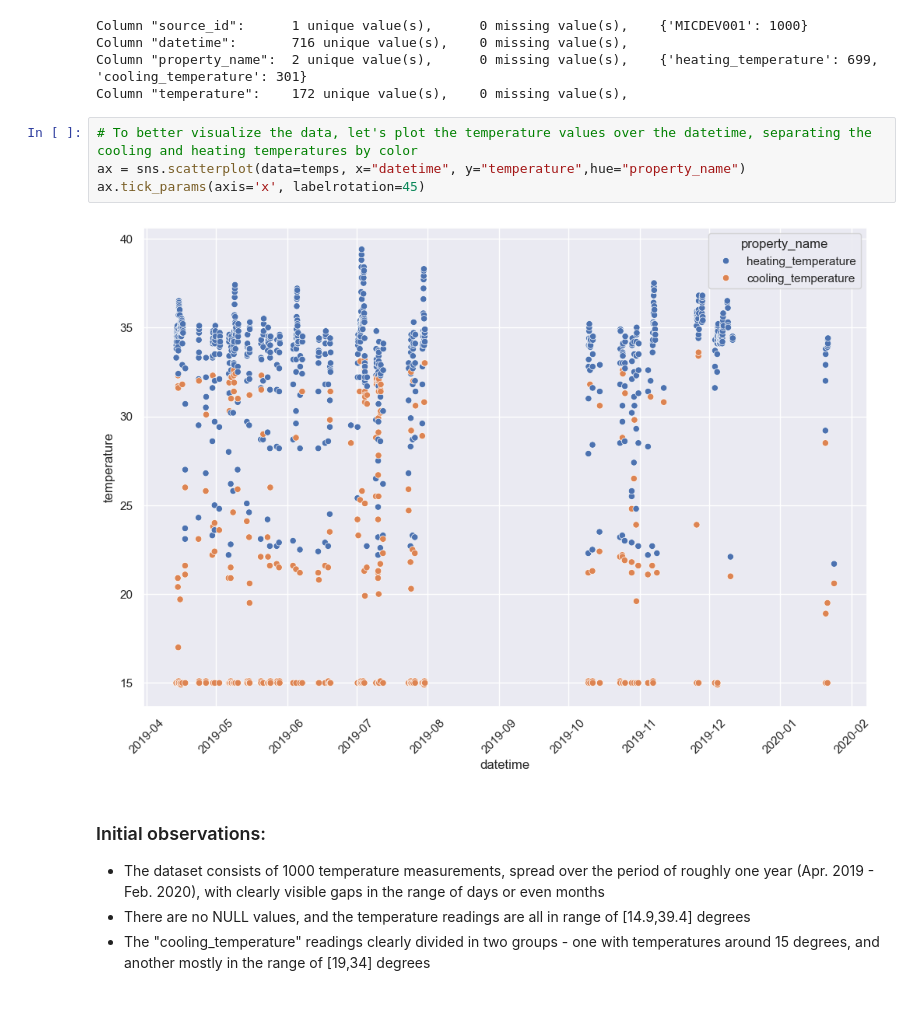
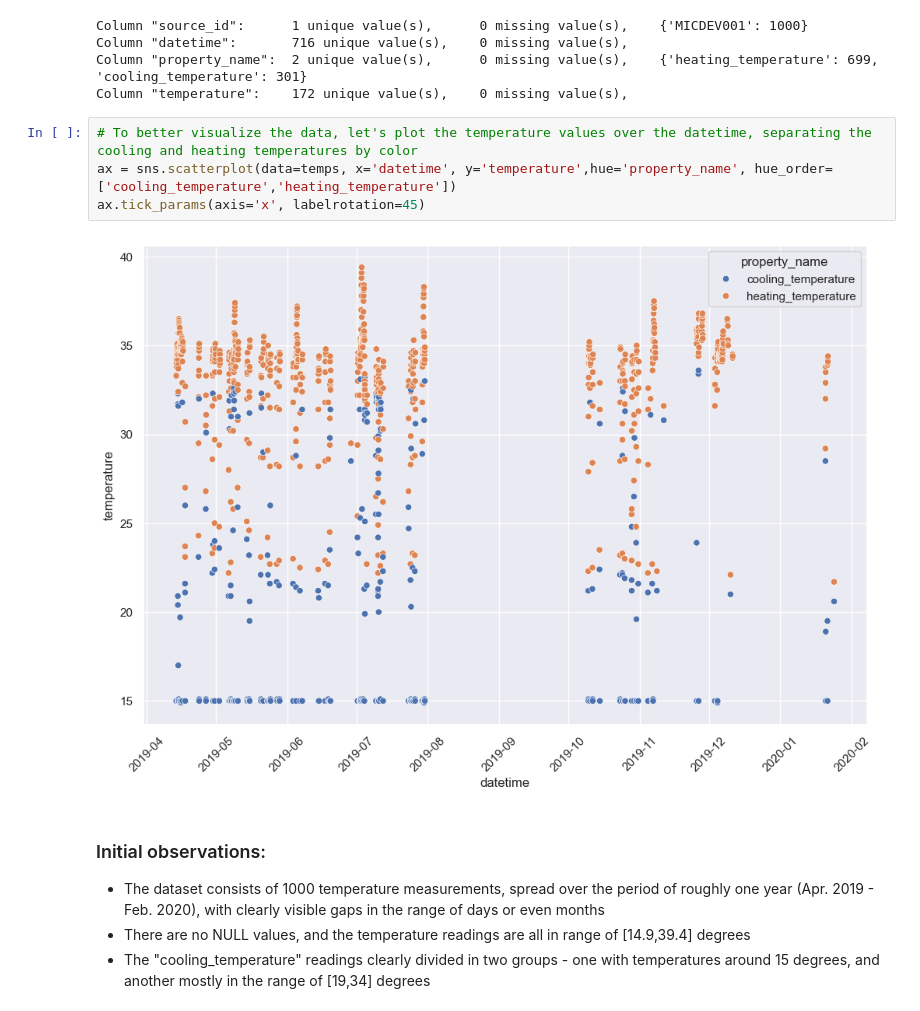
Before and after one commit to AntonSavchenko/Zeiss_DS_Interview, a Jupyter notebook: ZEISS_DS_Task.ipynb, the cells around one changed output. Drawn from its saved outputs; the diff is of its cells as text.

```diff
--- a/ZEISS_DS_Task.ipynb
+++ b/ZEISS_DS_Task.ipynb
@@ -49,10 +49,10 @@ Column "property_name":  2 unique value(s),      0 missing value(s),    {'heatin
 Column "temperature":    172 unique value(s),    0 missing value(s),
 # %%
 # To better visualize the data, let's plot the temperature values over the datetime, separating the cooling and heating temperatures by color
-ax = sns.scatterplot(data=temps, x="datetime", y="temperature",hue="property_name")
+ax = sns.scatterplot(data=temps, x='datetime', y='temperature',hue='property_name', hue_order=['cooling_temperature','heating_temperature'])
 ax.tick_params(axis='x', labelrotation=45)
 # %% [output]
-[figure, old version]
+[figure, new version]
 # %% [markdown]
 ### Initial observations:
 - The dataset consists of 1000 temperature measurements, spread over the period of roughly one year (Apr. 2019 - Feb. 2020), with clearly visible gaps in the range of days or even months
```
Also changed, not shown: parts of 12 cells of this notebook, 9 other files.
